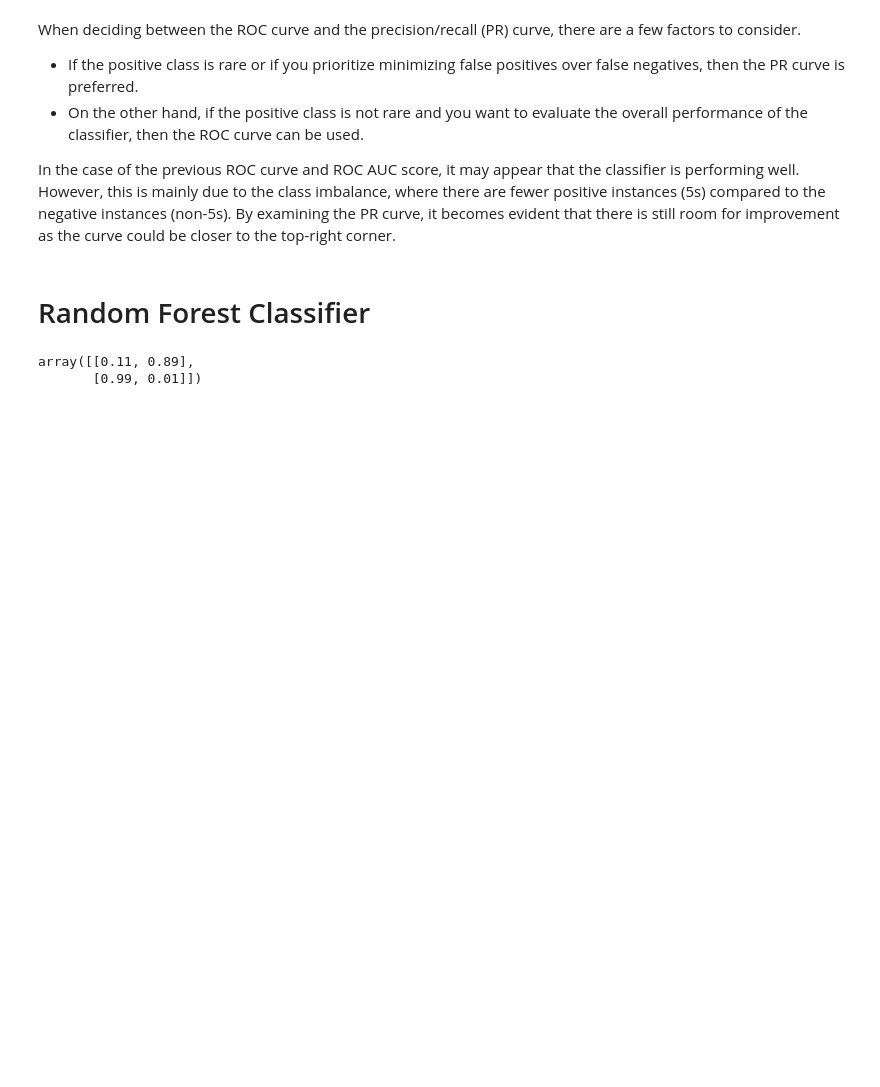
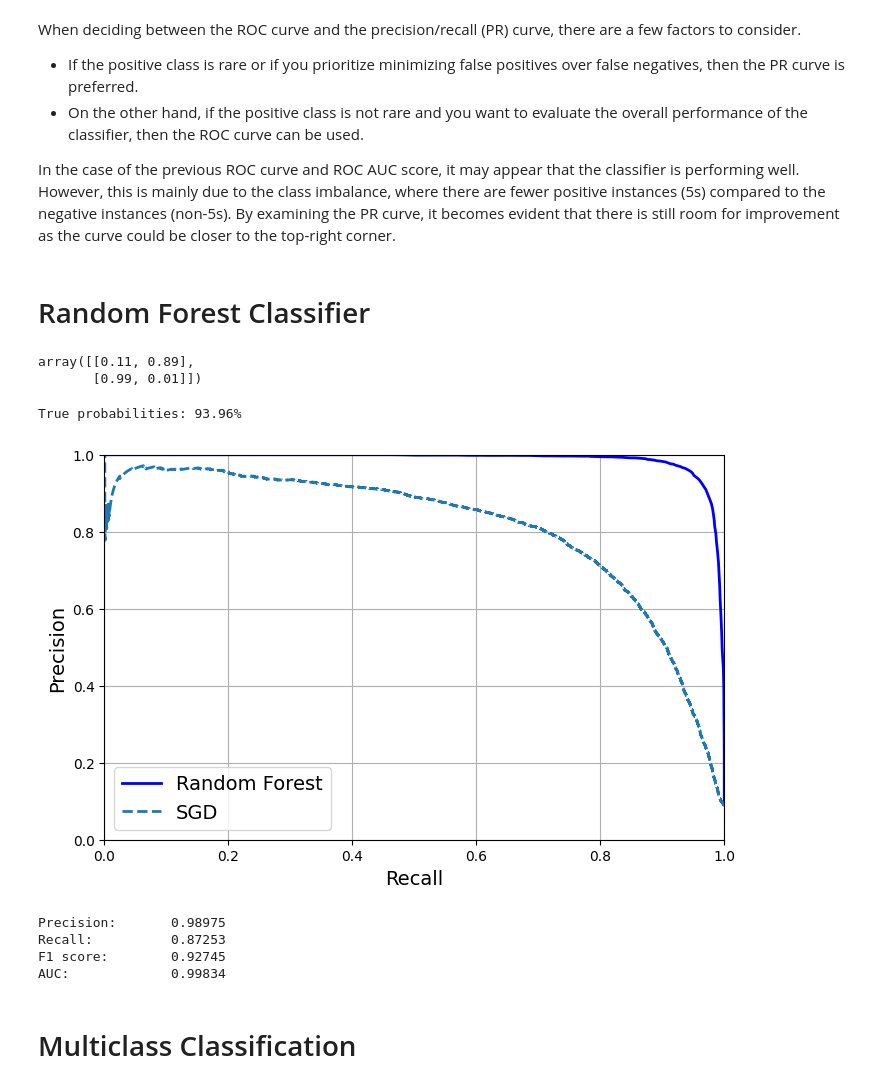
Before and after one commit to MrIsCM/Learning-Machine-Learning, a Jupyter notebook: Notebooks/03_classification.ipynb, the cells around one changed output. Saved outputs shown, nothing was run; the diff lists cells and outputs as text; code cells hidden in the pictures; blank space fills up the shorter version.

Commit message:
RandForest and Multiclass Classification

```diff
--- a/Notebooks/03_classification.ipynb
+++ b/Notebooks/03_classification.ipynb
@@ -415,3 +415,53 @@ y_probas_forest[:2]
 # %% [output]
 array([[0.11, 0.89],
        [0.99, 0.01]])
+# %%
+# Let's check those probabilities
+# The first column is the probability of the negative class
+# The second column is the probability of the positive class
+# Each row sums to 1 (either positive or negative)
+
+index_50_to_60 = (y_probas_forest[:, 1] > 0.5) & (y_probas_forest[:, 1] < 0.6)
+# Indexes where the probability of the positive class is between 0.5 and 0.6
+print(f"True probabilities: {y_train_5[index_50_to_60].sum()/index_50_to_60.sum():.2%}")
+# %% [output]
+True probabilities: 93.96%
+# %%
+# PR curve
+# Using the positive class probabilities as scores
+
+y_scores_forest = y_probas_forest[:, 1]
+precisions_forest, recalls_forest, thresholds_forest = precision_recall_curve(y_train_5, y_scores_forest)
+# %%
+# Plotting the PR curve of SGD and Forest classifiers
+
+plt.figure(figsize=(8, 5))
+
+plt.plot(recalls_forest, precisions_forest, "b-", linewidth=2, label="Random Forest")
+plt.plot(recalls, precisions, "--", linewidth=2, label="SGD")
+
+plt.xlabel("Recall")
+plt.ylabel("Precision")
+plt.axis([0, 1, 0, 1])
+plt.grid()
+plt.legend(loc="lower left")
+
+plt.show()
+# %% [output]
+[figure, added]
+# %%
+# Precision, Recall, F1 and AUC scores for the Random Forest Classifier
+
+y_pred_forest = (y_scores_forest >= 0.5) # Using 0.5 as the threshold
+
+print(f"Precision: \t {precision_score(y_train_5, y_pred_forest):.5f}")
+print(f"Recall: \t {recall_score(y_train_5, y_pred_forest):.5f}")
+print(f"F1 score: \t {f1_score(y_train_5, y_pred_forest):.5f}")
+print(f"AUC: \t\t {roc_auc_score(y_train_5, y_scores_forest):.5f}")
+# %% [output]
+Precision:       0.98975
+Recall:          0.87253
+F1 score:        0.92745
+AUC:             0.99834
+# %% [markdown]
+# Multiclass Classification
```
Also changed, not shown: parts of 11 cells of this notebook.
